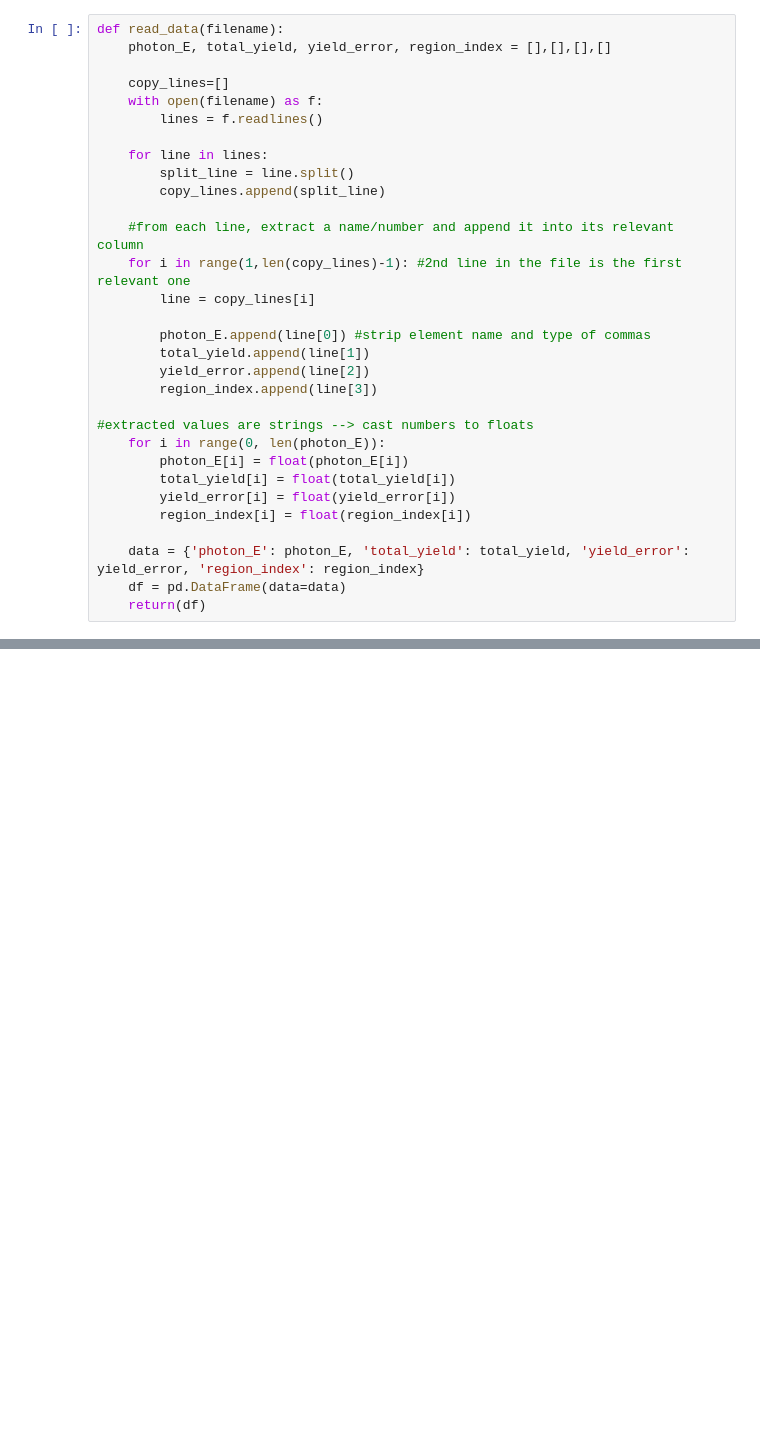
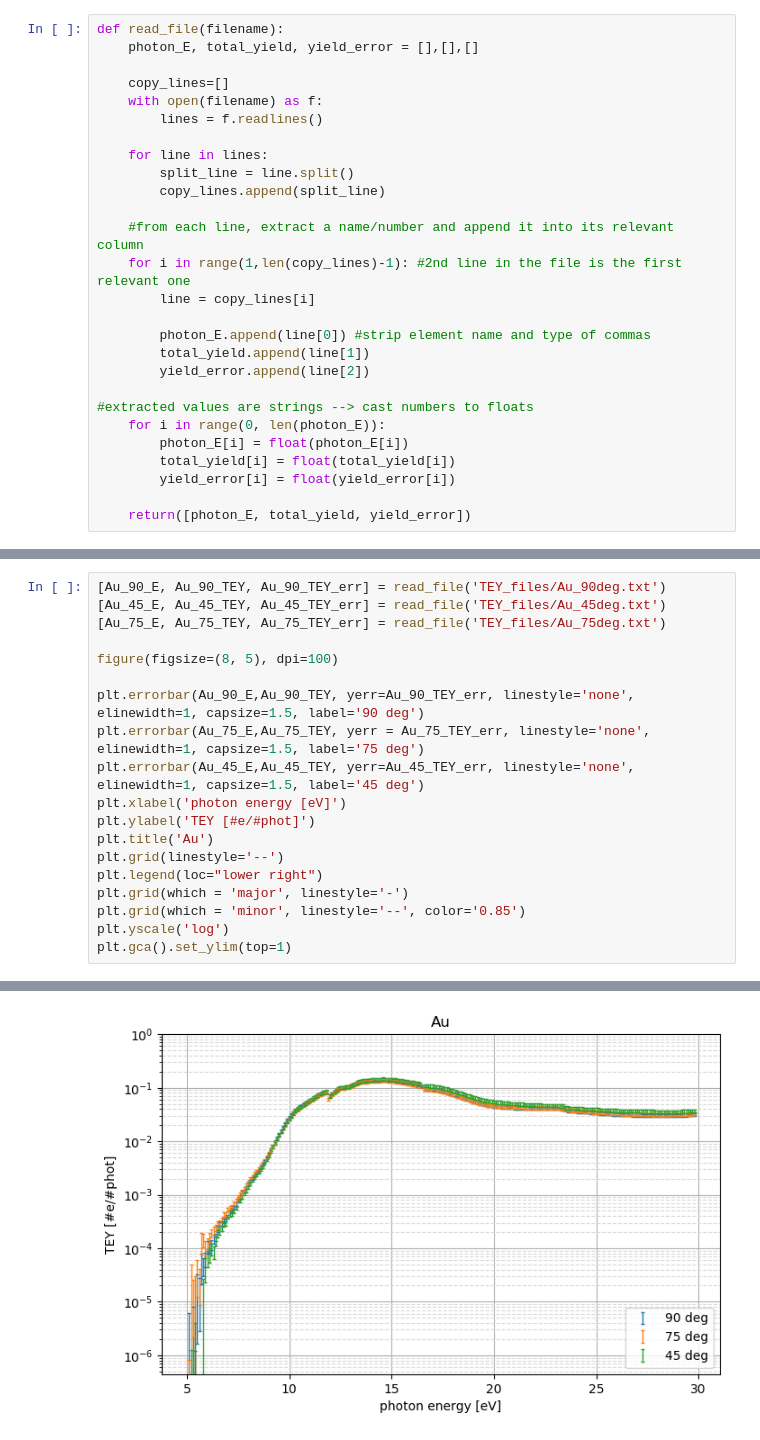
Before and after one commit to sebastiankalos/Elettra_data, a Jupyter notebook: BEAR_analysis_2.ipynb, the cells around one changed output, grey strips where cells are left out. Saved outputs shown, nothing was run; the diff lists cells and outputs as text; blank space fills up the shorter version.

```diff
--- a/BEAR_analysis_2.ipynb
+++ b/BEAR_analysis_2.ipynb
@@ -5,6 +6,6 @@ import pandas as pd
 # %%
-def read_data(filename):
-    photon_E, total_yield, yield_error, region_index = [],[],[],[]
+def read_file(filename):
+    photon_E, total_yield, yield_error = [],[],[]
 
     copy_lines=[]
     with open(filename) as f:
@@ -21,15 +22,11 @@ def read_data(filename):
         photon_E.append(line[0]) #strip element name and type of commas
         total_yield.append(line[1])
         yield_error.append(line[2])
-        region_index.append(line[3])
 
 #extracted values are strings --> cast numbers to floats
     for i in range(0, len(photon_E)):
         photon_E[i] = float(photon_E[i])
         total_yield[i] = float(total_yield[i])
         yield_error[i] = float(yield_error[i])
-        region_index[i] = float(region_index[i])
 
-    data = {'photon_E': photon_E, 'total_yield': total_yield, 'yield_error': yield_error, 'region_index': region_index}
-    df = pd.DataFrame(data=data)
-    return(df)
+    return([photon_E, total_yield, yield_error])
@@ -57,0 +35,20 @@ Au_90deg_df
+# %%
+[Au_90_E, Au_90_TEY, Au_90_TEY_err] = read_file('TEY_files/Au_90deg.txt')
+[Au_45_E, Au_45_TEY, Au_45_TEY_err] = read_file('TEY_files/Au_45deg.txt')
+[Au_75_E, Au_75_TEY, Au_75_TEY_err] = read_file('TEY_files/Au_75deg.txt')
+
+figure(figsize=(8, 5), dpi=100)
+
+plt.errorbar(Au_90_E,Au_90_TEY, yerr=Au_90_TEY_err, linestyle='none', elinewidth=1, capsize=1.5, label='90 deg')
+plt.errorbar(Au_75_E,Au_75_TEY, yerr = Au_75_TEY_err, linestyle='none', elinewidth=1, capsize=1.5, label='75 deg')
+plt.errorbar(Au_45_E,Au_45_TEY, yerr=Au_45_TEY_err, linestyle='none', elinewidth=1, capsize=1.5, label='45 deg')
+plt.xlabel('photon energy [eV]')
+plt.ylabel('TEY [#e/#phot]')
+plt.title('Au')
+plt.grid(linestyle='--')
+plt.legend(loc="lower right")
+plt.grid(which = 'major', linestyle='-')
+plt.grid(which = 'minor', linestyle='--', color='0.85')
+plt.yscale('log')
+plt.gca().set_ylim(top=1)
+# %% [output]
@@ -57,0 +56 @@ Au_90deg_df
+[figure, added]
```
Also changed, not shown: parts of 6 cells of this notebook, 36 other files.
